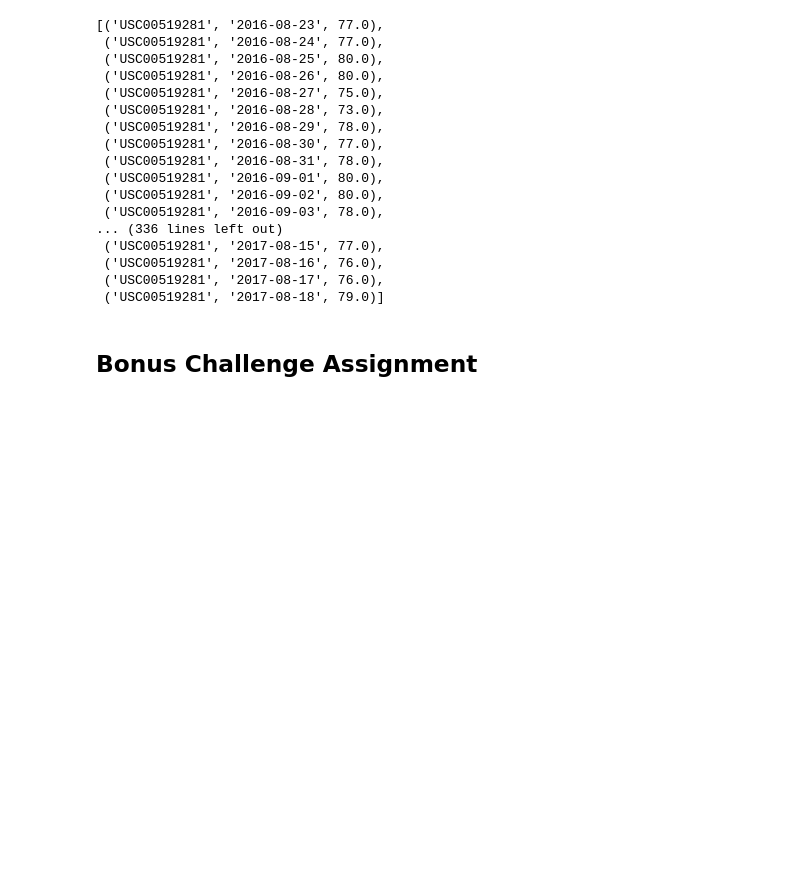
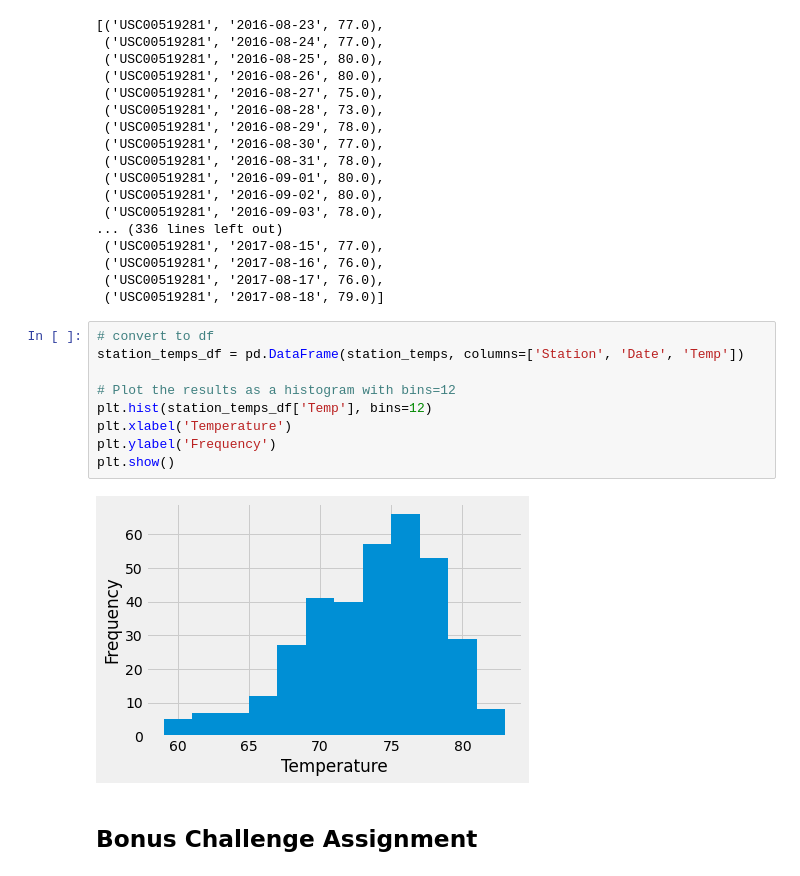
Before and after one commit to bleeclt/sqlalchemy-challenge, a Jupyter notebook: climate_starter.ipynb, the cells around one changed output. Saved outputs shown, nothing was run; the diff lists cells and outputs as text; blank space fills up the shorter version.

```diff
--- a/climate_starter.ipynb
+++ b/climate_starter.ipynb
@@ -225,6 +225,17 @@ station_temps
  ('USC00519281', '2017-08-16', 76.0),
  ('USC00519281', '2017-08-17', 76.0),
  ('USC00519281', '2017-08-18', 79.0)]
+# %%
+# convert to df
+station_temps_df = pd.DataFrame(station_temps, columns=['Station', 'Date', 'Temp'])
+
+# Plot the results as a histogram with bins=12
+plt.hist(station_temps_df['Temp'], bins=12)
+plt.xlabel('Temperature')
+plt.ylabel('Frequency')
+plt.show()
+# %% [output]
+[figure, added]
 # %% [markdown]
 ## Bonus Challenge Assignment
 # %%
```
